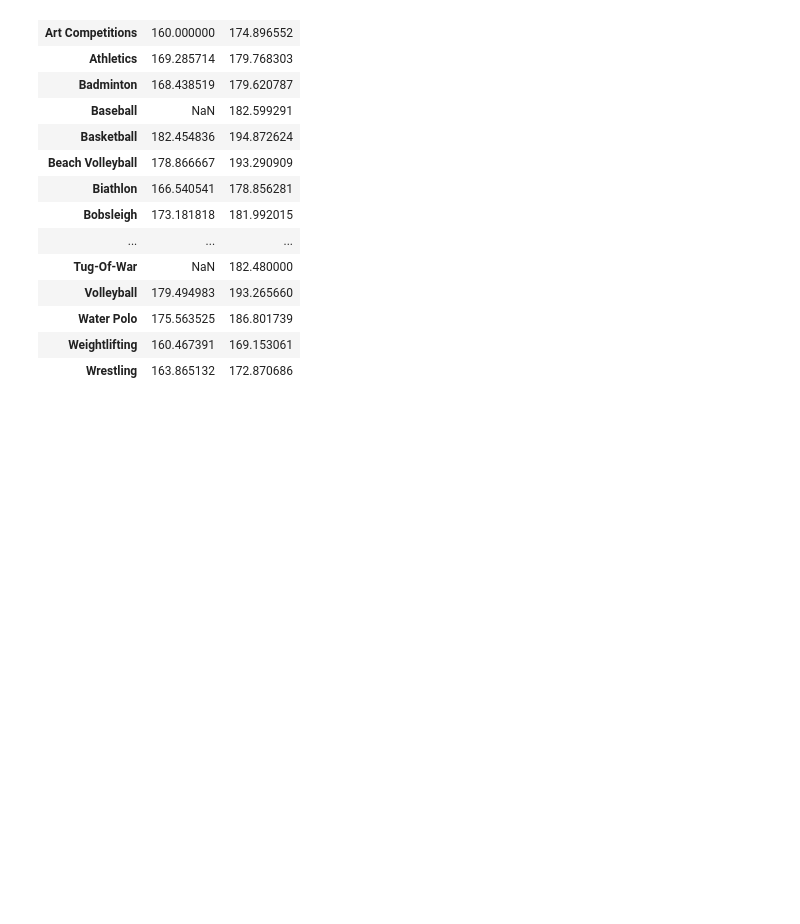
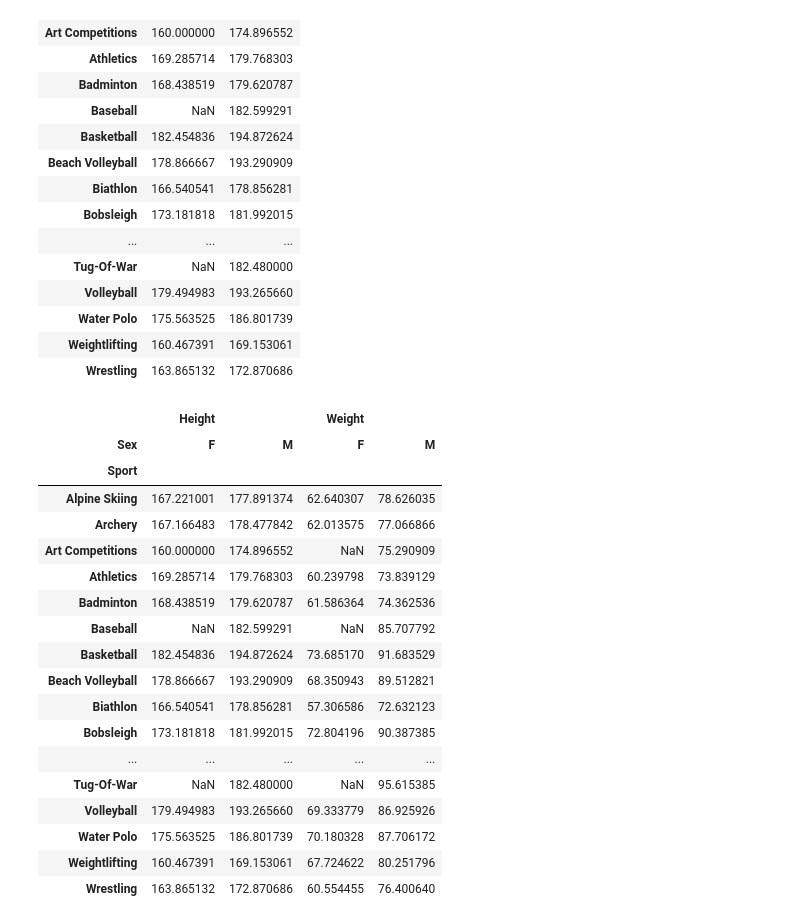
Before and after one commit to reuven/BDTMSD-Python-2026-07, a Jupyter notebook: BDTMSD-Python-2026-10-02.ipynb, the cells around one changed output. Drawn from its saved outputs; the diff is of its cells as text; code cells hidden in the pictures; blank space fills up the shorter version.

```diff
--- a/BDTMSD-Python-2026-10-02.ipynb
+++ b/BDTMSD-Python-2026-10-02.ipynb
@@ -672,4 +672,33 @@ Name: Height, Length: 116, dtype: float64
 | Weightlifting | 160.467391 | 169.153061 |
 | Wrestling | 163.865132 | 172.870686 |
 # %%
-# Do the same thing for Height and Weight. What happens if you pass a list of columns, rather than just one, to pivot_table
+# Do the same thing for Height and Weight. What happens if you pass a list of columns, rather than just one, to pivot_table?
+
+
+(
+    df
+    .pivot_table(index='Sport',
+                 columns='Sex',
+                 values=['Height', 'Weight'],
+                 aggfunc='mean')
+)
+# %% [output]
+|  | Height |  | Weight |  |
+| Sex | F | M | F | M |
+| Sport |  |  |  |  |
+| Alpine Skiing | 167.221001 | 177.891374 | 62.640307 | 78.626035 |
+| Archery | 167.166483 | 178.477842 | 62.013575 | 77.066866 |
+| Art Competitions | 160.000000 | 174.896552 | NaN | 75.290909 |
+| Athletics | 169.285714 | 179.768303 | 60.239798 | 73.839129 |
+| Badminton | 168.438519 | 179.620787 | 61.586364 | 74.362536 |
+| Baseball | NaN | 182.599291 | NaN | 85.707792 |
+| Basketball | 182.454836 | 194.872624 | 73.685170 | 91.683529 |
+| Beach Volleyball | 178.866667 | 193.290909 | 68.350943 | 89.512821 |
+| Biathlon | 166.540541 | 178.856281 | 57.306586 | 72.632123 |
+| Bobsleigh | 173.181818 | 181.992015 | 72.804196 | 90.387385 |
+| ... | ... | ... | ... | ... |
+| Tug-Of-War | NaN | 182.480000 | NaN | 95.615385 |
+| Volleyball | 179.494983 | 193.265660 | 69.333779 | 86.925926 |
+| Water Polo | 175.563525 | 186.801739 | 70.180328 | 87.706172 |
+| Weightlifting | 160.467391 | 169.153061 | 67.724622 | 80.251796 |
+| Wrestling | 163.865132 | 172.870686 | 60.554455 | 76.400640 |
```
Also changed, not shown: parts of 1 cell of this notebook.
